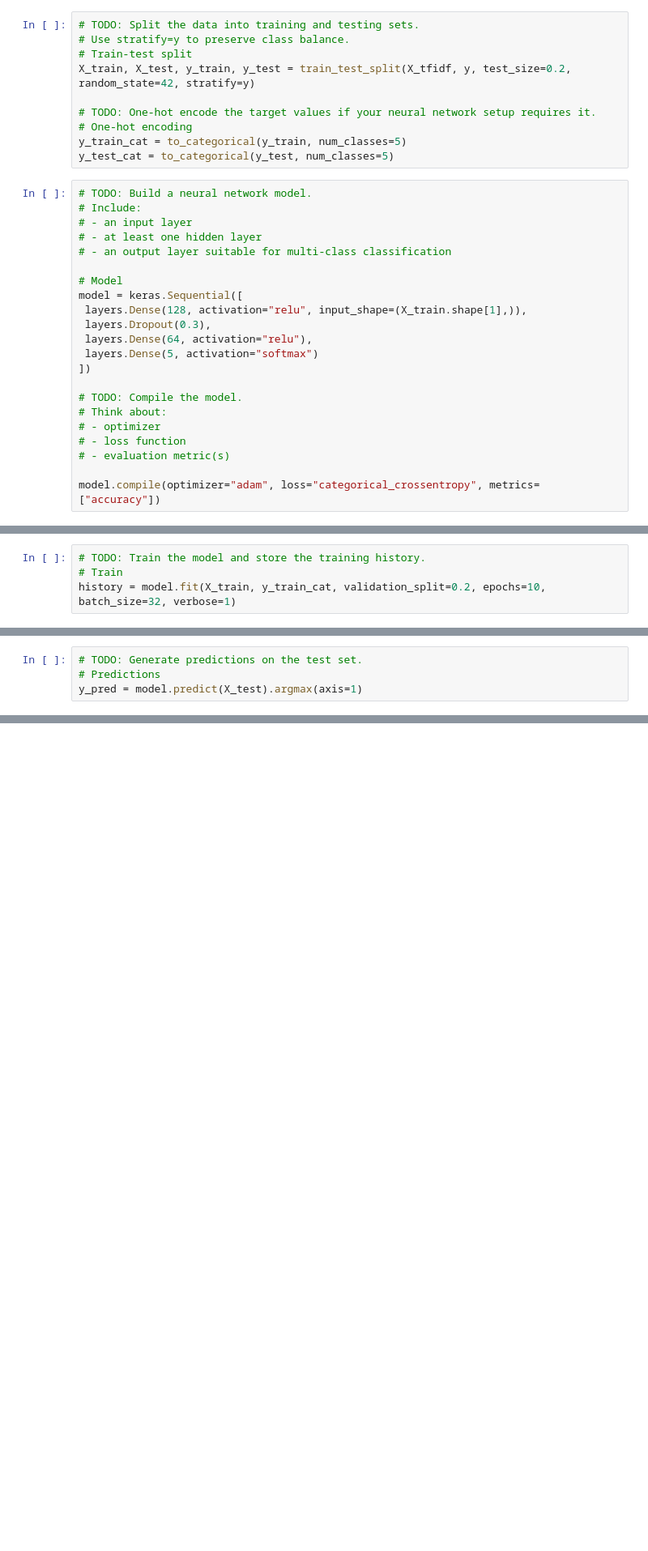
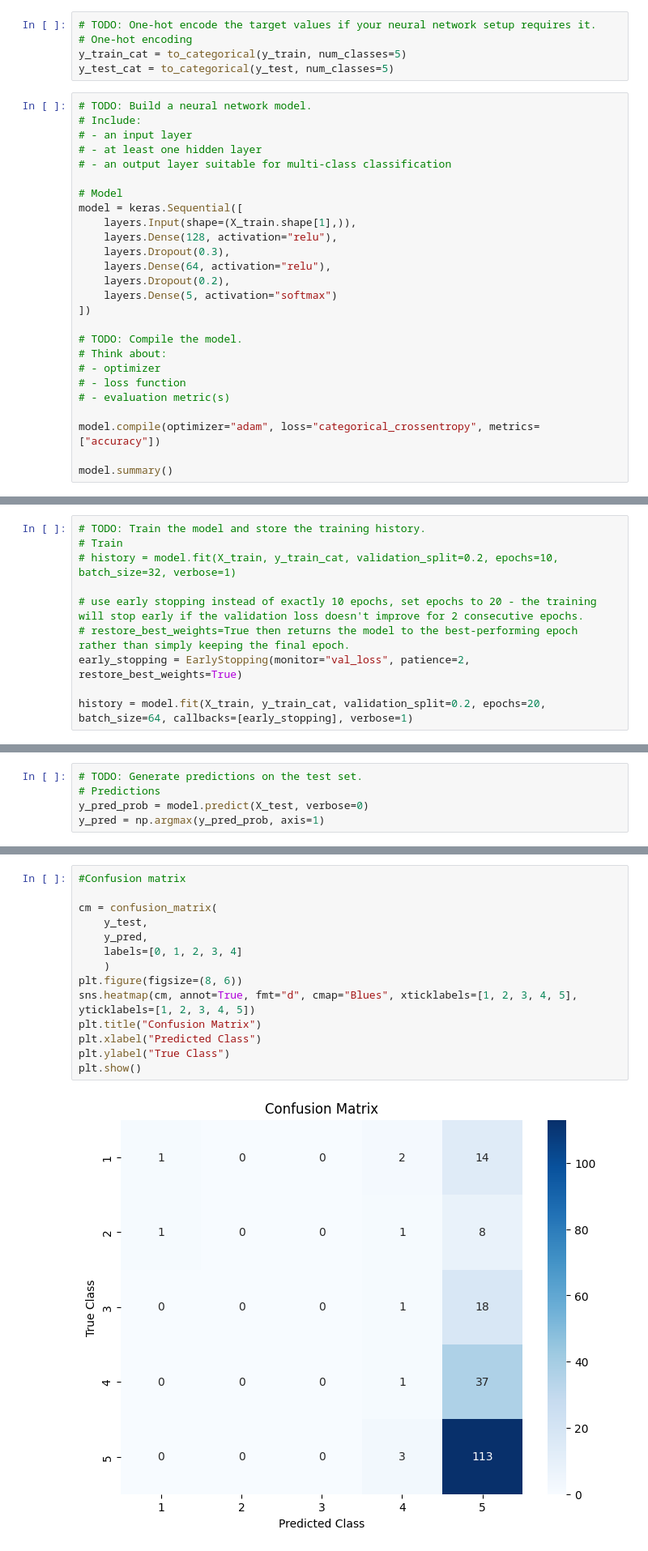
Before and after one commit to mbielecki1/lab, a Jupyter notebook: C09_M08.ipynb, the cells around one changed output, grey strips where cells are left out. Shown at 81% size. Saved outputs shown, nothing was run; the diff lists cells and outputs as text; blank space fills up the shorter version.

Commit message:
updates on confusion matrix and classification report

```diff
--- a/C09_M08.ipynb
+++ b/C09_M08.ipynb
@@ -567,9 +601,4 @@ X_tfidf = vectorizer.fit_transform(X).toarray()
 # %%
-# TODO: Split the data into training and testing sets.
-# Use stratify=y to preserve class balance.
-# Train-test split
-X_train, X_test, y_train, y_test = train_test_split(X_tfidf, y, test_size=0.2, random_state=42, stratify=y)
-
 # TODO: One-hot encode the target values if your neural network setup requires it.
 # One-hot encoding
 y_train_cat = to_categorical(y_train, num_classes=5)
@@ -583,10 +612,12 @@ y_test_cat = to_categorical(y_test, num_classes=5)
 
 # Model
 model = keras.Sequential([
- layers.Dense(128, activation="relu", input_shape=(X_train.shape[1],)),
- layers.Dropout(0.3),
- layers.Dense(64, activation="relu"),
- layers.Dense(5, activation="softmax")
+    layers.Input(shape=(X_train.shape[1],)),
+    layers.Dense(128, activation="relu"),
+    layers.Dropout(0.3),
+    layers.Dense(64, activation="relu"),
+    layers.Dropout(0.2),
+    layers.Dense(5, activation="softmax")
 ])
 
 # TODO: Compile the model.
@@ -596,3 +627,5 @@ model = keras.Sequential([
 # - evaluation metric(s)
 
 model.compile(optimizer="adam", loss="categorical_crossentropy", metrics=["accuracy"])
+
+model.summary()
@@ -599,4 +650,10 @@ model.compile(optimizer="adam", loss="categorical_crossentropy", metrics=["accur
 # %%
 # TODO: Train the model and store the training history.
 # Train
-history = model.fit(X_train, y_train_cat, validation_split=0.2, epochs=10, batch_size=32, verbose=1)
+# history = model.fit(X_train, y_train_cat, validation_split=0.2, epochs=10, batch_size=32, verbose=1)
+
+# use early stopping instead of exactly 10 epochs, set epochs to 20 - the training will stop early if the validation loss doesn't improve for 2 consecutive epochs.
+# restore_best_weights=True then returns the model to the best-performing epoch rather than simply keeping the final epoch.
+early_stopping = EarlyStopping(monitor="val_loss", patience=2, restore_best_weights=True)
+
+history = model.fit(X_train, y_train_cat, validation_split=0.2, epochs=20, batch_size=64, callbacks=[early_stopping], verbose=1)
@@ -608,6 +690,7 @@ print("Test accuracy:", test_accuracy)
 # %%
 # TODO: Generate predictions on the test set.
 # Predictions
-y_pred = model.predict(X_test).argmax(axis=1)
+y_pred_prob = model.predict(X_test, verbose=0)
+y_pred = np.argmax(y_pred_prob, axis=1)
 # %%
 # TODO: Create a classification report and/or confusion matrix to assess performance.
@@ -624,3 +723,19 @@ print(classification_report(y_test, y_pred))
+# %%
+#Confusion matrix
+
+cm = confusion_matrix(
+    y_test,
+    y_pred,
+    labels=[0, 1, 2, 3, 4]
+    )
+plt.figure(figsize=(8, 6))
+sns.heatmap(cm, annot=True, fmt="d", cmap="Blues", xticklabels=[1, 2, 3, 4, 5], yticklabels=[1, 2, 3, 4, 5])
+plt.title("Confusion Matrix")
+plt.xlabel("Predicted Class")
+plt.ylabel("True Class")
+plt.show()
+# %% [output]
+[figure, added]
 # %% [markdown]
 # Reflection prompt:
 Which rating classes does the model predict well, and which ones are harder to classify?
```
Also changed, not shown: parts of 9 cells of this notebook.
